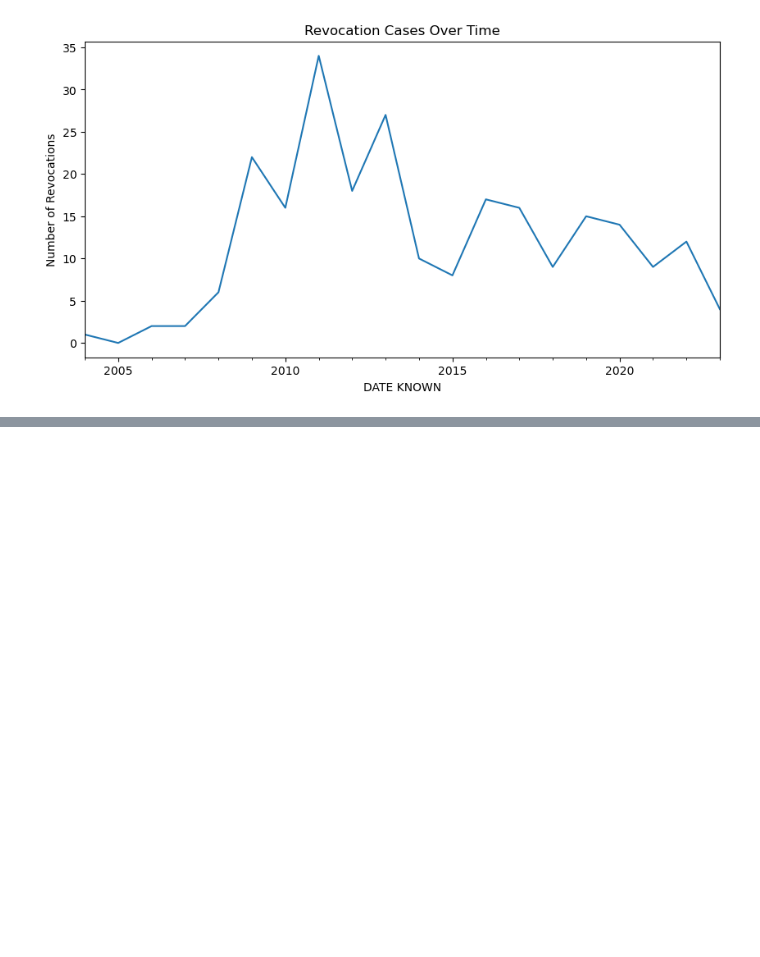
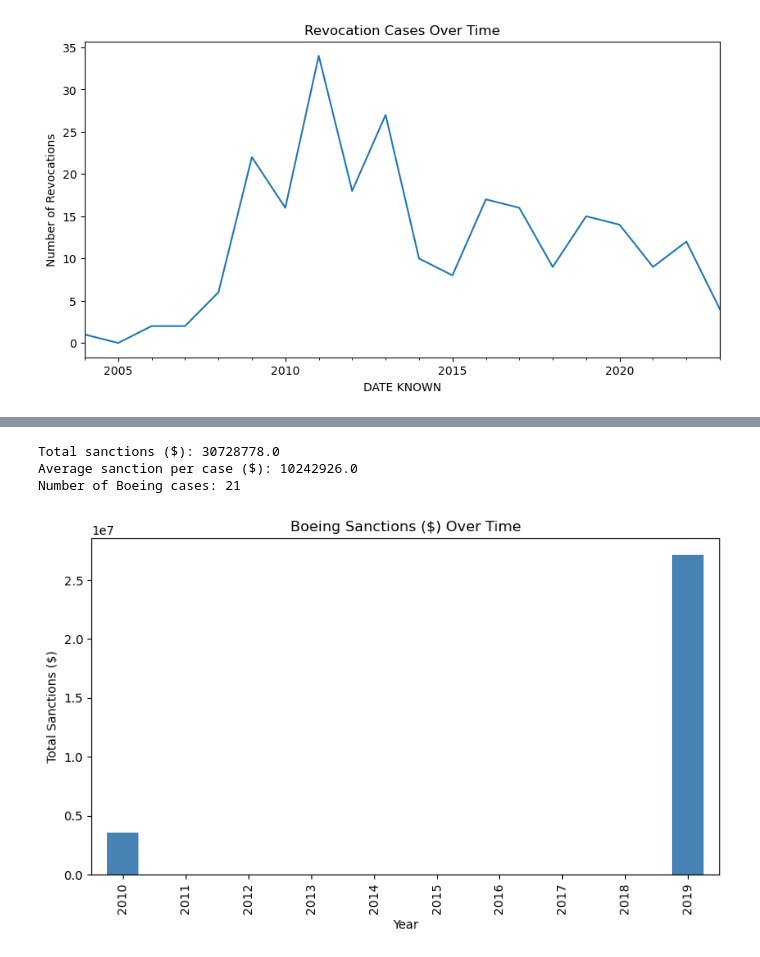
Before and after one commit to dcuongvo/FAA_Enforcement_Monitoring_System, a Jupyter notebook: notebooks/faa_enforcement_trend_analysis.ipynb, the cells around one changed output, grey strips where cells are left out. Saved outputs shown, nothing was run; the diff lists cells and outputs as text; code cells hidden in the pictures; blank space fills up the shorter version.

```diff
--- a/notebooks/faa_enforcement_trend_analysis.ipynb
+++ b/notebooks/faa_enforcement_trend_analysis.ipynb
@@ -121,0 +199,3 @@ Name: count, dtype: int64
+# %%
+boeing_cases = df[df["NAME"].str.contains("BOEING", case=False)]
+boeing_cases[["CASE NUMBER", "DATE KNOWN", "CASE TYPE", "SANCTION AMOUNT", "SANCTION", "ACTION"]]
@@ -121,0 +220,31 @@ Name: count, dtype: int64
+# %%
+print("Total sanctions ($):", boeing_cases["SANCTION AMOUNT"].sum())
+print("Average sanction per case ($):", boeing_cases["SANCTION AMOUNT"].mean())
+print("Number of Boeing cases:", boeing_cases.shape[0])
+# %% [output]
+Total sanctions ($): 30728778.0
+Average sanction per case ($): 10242926.0
+Number of Boeing cases: 21
+# %%
+boeing_trend = (
+    boeing_cases
+    .set_index("DATE KNOWN")
+    .resample("Y")["SANCTION AMOUNT"]
+    .sum()
+)
+
+# Convert index to year only
+boeing_trend.index = boeing_trend.index.year
+
+# Plot again
+plt.figure(figsize=(8,5))
+boeing_trend.plot(kind="bar", color="steelblue")
+
+plt.title("Boeing Sanctions ($) Over Time")
+plt.ylabel("Total Sanctions ($)")
+plt.xlabel("Year")
+plt.tight_layout()
+plt.savefig("../charts/boeing_sanctions_over_time.png")
+plt.show()
+# %% [output]
+[figure, added]
```
Also changed, not shown: parts of 9 cells of this notebook, 4 other files.
